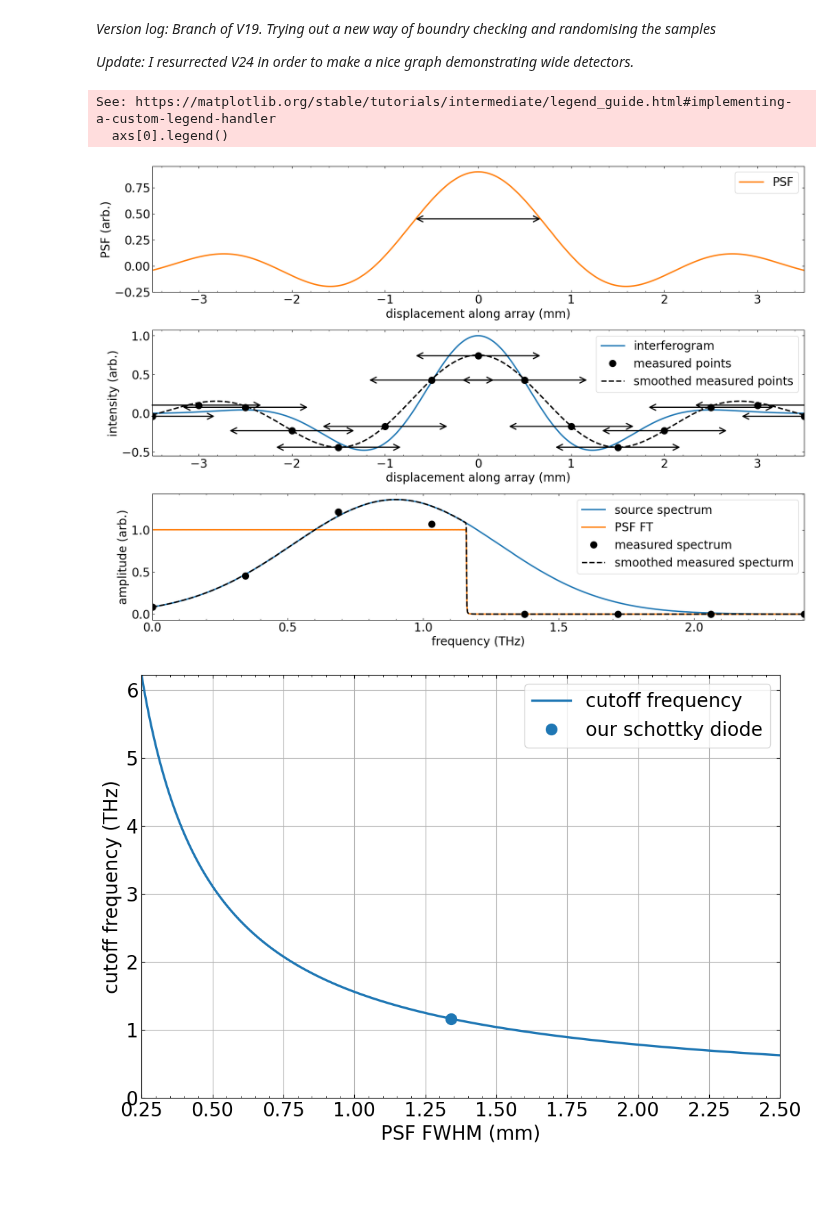
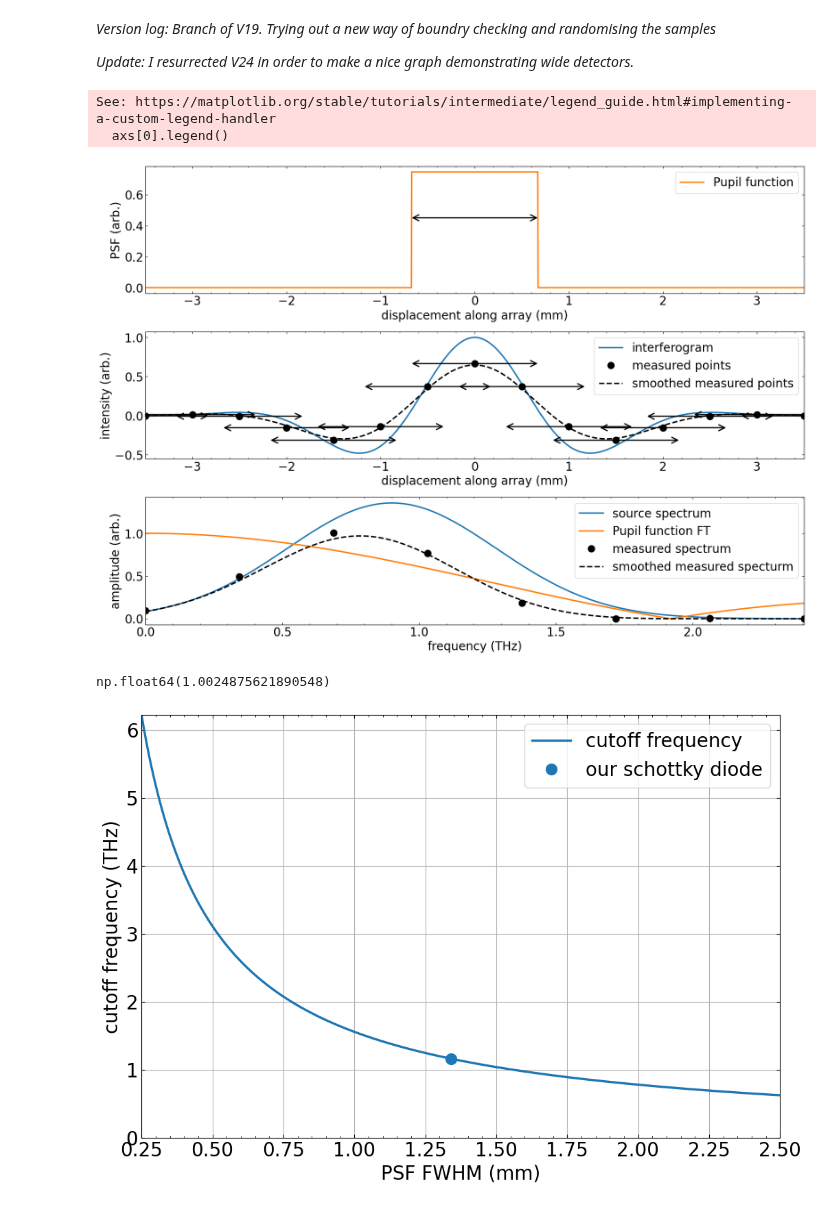
Before and after one commit to Jammi-Dodgers/THz-Compressed-Sensing, a Jupyter notebook: detector_width.ipynb, the cells around one changed output. Cells and saved outputs as stored; diff of their text form; code cells hidden in the pictures; blank space fills up the shorter version.

```diff
--- a/detector_width.ipynb
+++ b/detector_width.ipynb
@@ -17,6 +17,12 @@ plt.rcParams.update({'font.size':20, 'xtick.minor.visible': True, 'ytick.minor.v
                      'xtick.direction': 'in', 'ytick.direction': 'in', "xtick.top": True, "ytick.right": True,
                      'lines.linewidth': 2.4, 'lines.markersize': 10.0, 'lines.markeredgewidth': 2.4})
 np.set_printoptions(threshold=sys.maxsize)
+
+def tophat(x, width):
+    """
+    Returns a top hat function with a given width.
+    """
+    return np.where(np.abs(x) <= width/2, 1, 0)
 # %%
 file_name = "1dmockanderrors17"
 file_type = ".csv"
@@ -42,10 +48,14 @@ IRF_FWHM = 1.34 # in mm
 sinc_half = 1.895494 # result taken from wolfram alpha. true for sinc(x) = sin(x)/x = 1/2, solve for x.
 K_FWHM = sinc_half*2 /(np.pi * IRF_FWHM) # rescaling factor
 
-IRF = K_FWHM * np.sinc(K_FWHM*displacement) # rescale by new FWHM such that the fourier transform peaks at 1
+# IRF = K_FWHM * np.sinc(K_FWHM*displacement) # PSF
+IRF = 1/IRF_FWHM *tophat(displacement, IRF_FWHM) # 1D pupil function
+# IRF = 4/np.pi *IRF_FWHM**-2 *np.nan_to_num(2*np.sqrt((IRF_FWHM/2)**2 -displacement**2)) # 2D pupil function
 IRF_FFT = np.fft.rfft(IRF, norm= "backward") *pixel_pitch # NORMALISE IN REAL UNITS (mm)
 IRF_spec = np.abs(IRF_FFT)
-IRF_smooth = K_FWHM * np.sinc(K_FWHM*displacement_smooth) # rescale by new FWHM such that the fourier transform peaks at 1
+# IRF_smooth = K_FWHM * np.sinc(K_FWHM*displacement_smooth) # PSF
+IRF_smooth = 1/IRF_FWHM *tophat(displacement_smooth, IRF_FWHM) # 1D pupil function
+# IRF_smooth = 4/np.pi *IRF_FWHM**-2 *np.nan_to_num(2*np.sqrt((IRF_FWHM/2)**2 -displacement_smooth**2)) # 2D pupil function
 IRF_smooth_FFT = np.fft.rfft(IRF_smooth, norm= "backward") *pixel_pitch/smoothness
 IRF_smooth_spec = np.abs(IRF_smooth_FFT)
 
@@ -72,39 +82,43 @@ freqs_smooth *= 1e-12 # in THz
 fig, axs = plt.subplots(3, 1, figsize= (20, 14), gridspec_kw= {"hspace": 0.3})
 
 # axs[0].plot(np.fft.fftshift(displacement), np.fft.fftshift(IRF), linestyle= "none", marker= "o", color= "tab:blue", label= "resolvable IRF")
-axs[0].plot(np.fft.fftshift(displacement_smooth), np.fft.fftshift(IRF_smooth), color= "tab:orange", label= "PSF")
+axs[0].plot(np.fft.fftshift(displacement_smooth), np.fft.fftshift(IRF_smooth), color= "tab:orange", label= "Pupil function")
 axs[0].annotate("", xy= (-IRF_FWHM/2, K_FWHM/2), xytext= (IRF_FWHM/2, K_FWHM/2), arrowprops= {"arrowstyle": "<->", "shrinkA": 0, "shrinkB": 0, "linewidth": 2, "mutation_scale": 25}, label= "diode width")
 axs[0].set(xlabel= "displacement along array (mm)", ylabel= "PSF (arb.)", xlim= (displacement.min(), displacement.max()))
 axs[0].legend()
 
 axs[1].plot(np.fft.fftshift(displacement_smooth), target_smooth, color= "tab:blue", label= "interferogram")
 axs[1].plot(np.fft.fftshift(displacement), convol, color= "k", linestyle= "none", marker= "o", label= "measured points")
 for x, I in zip(np.fft.fftshift(displacement), convol):
     if x - IRF_FWHM/2 < displacement.min():
         axs[1].annotate("", xy= (displacement.min(), I), xytext= (x +IRF_FWHM/2, I), arrowprops= {"arrowstyle": "<-", "shrinkA": 0, "shrinkB": 0, "linewidth": 2, "mutation_scale": 25})
     elif x + IRF_FWHM/2 > displacement.max():
         axs[1].annotate("", xy= (x -IRF_FWHM/2, I), xytext= (displacement.max(), I), arrowprops= {"arrowstyle": "->", "shrinkA": 0, "shrinkB": 0, "linewidth": 2, "mutation_scale": 25})
     else:
         axs[1].annotate("", xy= (x -IRF_FWHM/2, I), xytext= (x +IRF_FWHM/2, I), arrowprops= {"arrowstyle": "<->", "shrinkA": 0, "shrinkB": 0, "linewidth": 2, "mutation_scale": 25})
 
 axs[1].plot(np.fft.fftshift(displacement_smooth), convol_smooth, color= "k", linestyle= "--", label= "smoothed measured points")
 axs[1].set(xlabel= "displacement along array (mm)", ylabel= "intensity (arb.)", xlim= (displacement.min(), displacement.max()))
 axs[1].legend()
 
 #axs[2].plot(freqs, target_spec, linestyle= "none", marker= "o", color= "tab:blue", label= "resolvable source spectrum")
 axs[2].plot(freqs_smooth, target_smooth_spec, color= "tab:blue", label= "source spectrum")
 #axs[2].plot(freqs, IRF_spec, linestyle= "none", marker= "o", color= "tab:orange", label= "resolvable IRF FT")
-axs[2].plot(freqs_smooth, IRF_smooth_spec, color= "tab:orange", label= "PSF FT")
+axs[2].plot(freqs_smooth, IRF_smooth_spec, color= "tab:orange", label= "Pupil function FT")
 axs[2].plot(freqs, convol_spec, linestyle= "none", marker= "o", color= "k", label= "measured spectrum")
 axs[2].plot(freqs_smooth, convol_smooth_spec, color= "k", linestyle= "--", label= "smoothed measured specturm")
 axs[2].set(xlabel= "frequency (THz)", ylabel= "amplitude (arb.)", xlim= (freqs.min(), freqs.max()))
 axs[2].legend()
 
 plt.show()
 # %% [output]
 See: https://matplotlib.org/stable/tutorials/intermediate/legend_guide.html#implementing-a-custom-legend-handler
   axs[0].legend()
-[figure, old version]
+[figure, new version]
+# %%
+IRF_smooth_spec.max()
+# %% [output]
+np.float64(1.0024875621890548)
 # %%
 def cutoff_frequency(PSF_FWHM, theta):
     """
```
Also changed, not shown: 11 other files.
